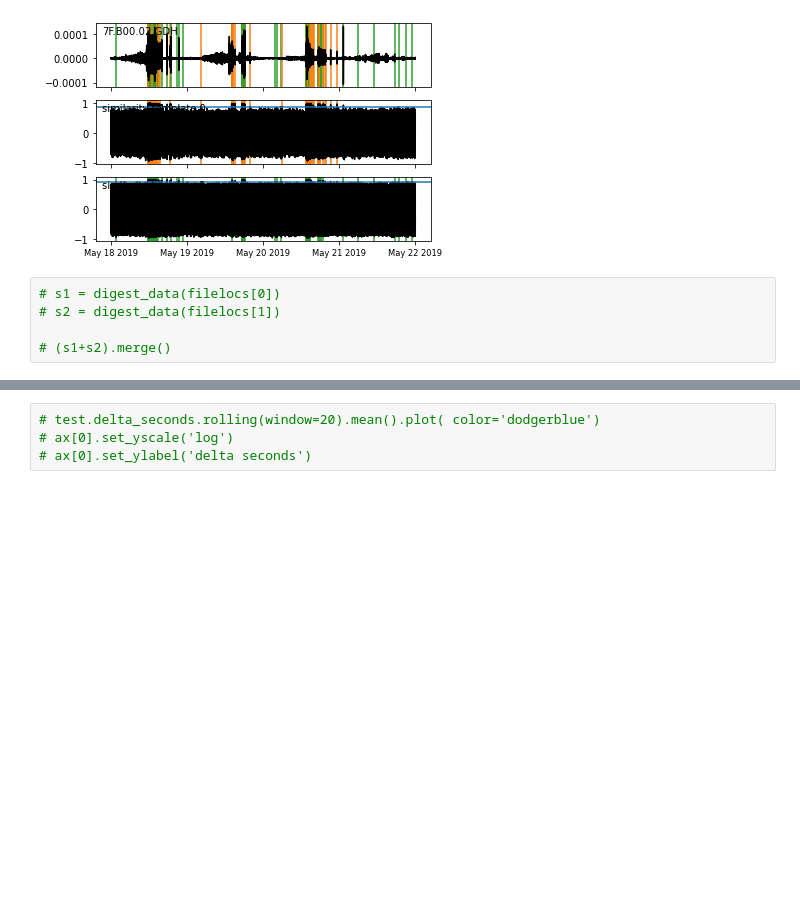
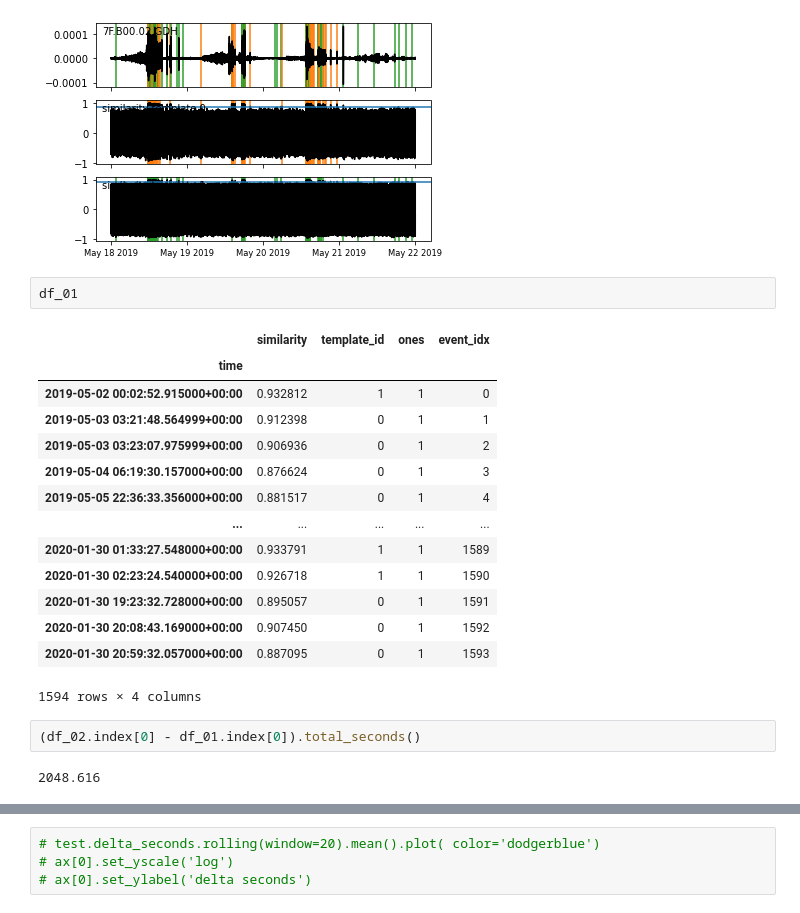
Before and after one commit to SerpRateAI/boreholeAcoustics, a Jupyter notebook: detections_all_time-two phones.ipynb, the cells around one changed output, grey strips where cells are left out. Saved outputs shown, nothing was run; the diff lists cells and outputs as text; blank space fills up the shorter version.

Commit message:
made finalizations for B00.H1 event catalog

```diff
--- a/detections_all_time-two phones.ipynb
+++ b/detections_all_time-two phones.ipynb
@@ -160,7 +160,23 @@ ccs = correlation_detector(stream=data
 # %% [output]
 [figure]
 # %%
-# s1 = digest_data(filelocs[0])
-# s2 = digest_data(filelocs[1])
-
-# (s1+s2).merge()
+df_01
+# %% [output]
+|  | similarity | template_id | ones | event_idx |
+| time |  |  |  |  |
+| 2019-05-02 00:02:52.915000+00:00 | 0.932812 | 1 | 1 | 0 |
+| 2019-05-03 03:21:48.564999+00:00 | 0.912398 | 0 | 1 | 1 |
+| 2019-05-03 03:23:07.975999+00:00 | 0.906936 | 0 | 1 | 2 |
+| 2019-05-04 06:19:30.157000+00:00 | 0.876624 | 0 | 1 | 3 |
+| 2019-05-05 22:36:33.356000+00:00 | 0.881517 | 0 | 1 | 4 |
+| ... | ... | ... | ... | ... |
+| 2020-01-30 01:33:27.548000+00:00 | 0.933791 | 1 | 1 | 1589 |
+| 2020-01-30 02:23:24.540000+00:00 | 0.926718 | 1 | 1 | 1590 |
+| 2020-01-30 19:23:32.728000+00:00 | 0.895057 | 0 | 1 | 1591 |
+| 2020-01-30 20:08:43.169000+00:00 | 0.907450 | 0 | 1 | 1592 |
+| 2020-01-30 20:59:32.057000+00:00 | 0.887095 | 0 | 1 | 1593 |
+1594 rows × 4 columns
+# %%
+(df_02.index[0] - df_01.index[0]).total_seconds()
+# %% [output]
+2048.616
```
Also changed, not shown: parts of 3 cells of this notebook, 8 other files.
